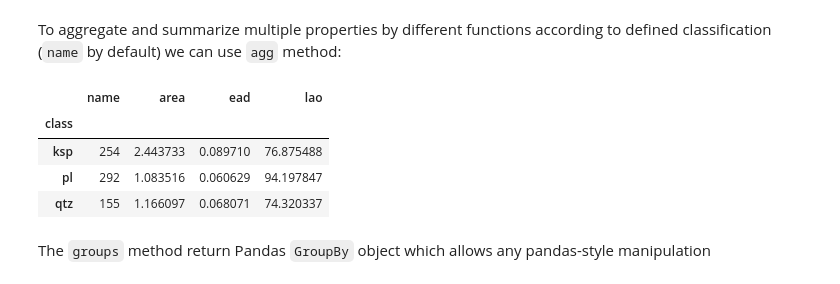
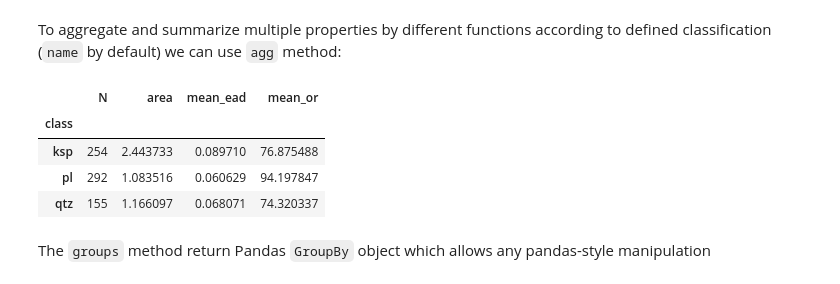
Before and after one commit to ondrolexa/polylx, a Jupyter notebook: notebooks/polylx_tutorial.ipynb, the cells around one changed output. Drawn from its saved outputs; the diff is of its cells as text; code cells hidden in the pictures.

```diff
--- a/notebooks/polylx_tutorial.ipynb
+++ b/notebooks/polylx_tutorial.ipynb
@@ -92,9 +92,14 @@ g['ksp'].rose()
 # %% [markdown]
 To aggregate and summarize multiple properties by different functions according to defined classification (`name` by default) we can use `agg` method:
 # %%
-g.agg('name', 'count', 'area', 'sum', 'ead', 'mean', 'lao', circular.mean)
+g.agg(
+    N=['name', 'count'],
+    area=['area', 'sum'],
+    mean_ead=['ead', 'mean'],
+    mean_or=['lao', circular.mean]
+)
 # %% [output]
-|  | name | area | ead | lao |
+|  | N | area | mean_ead | mean_or |
 | class |  |  |  |  |
 | ksp | 254 | 2.443733 | 0.089710 | 76.875488 |
 | pl | 292 | 1.083516 | 0.060629 | 94.197847 |
```
Also changed, not shown: parts of 1 cell of this notebook, 6 other files.
